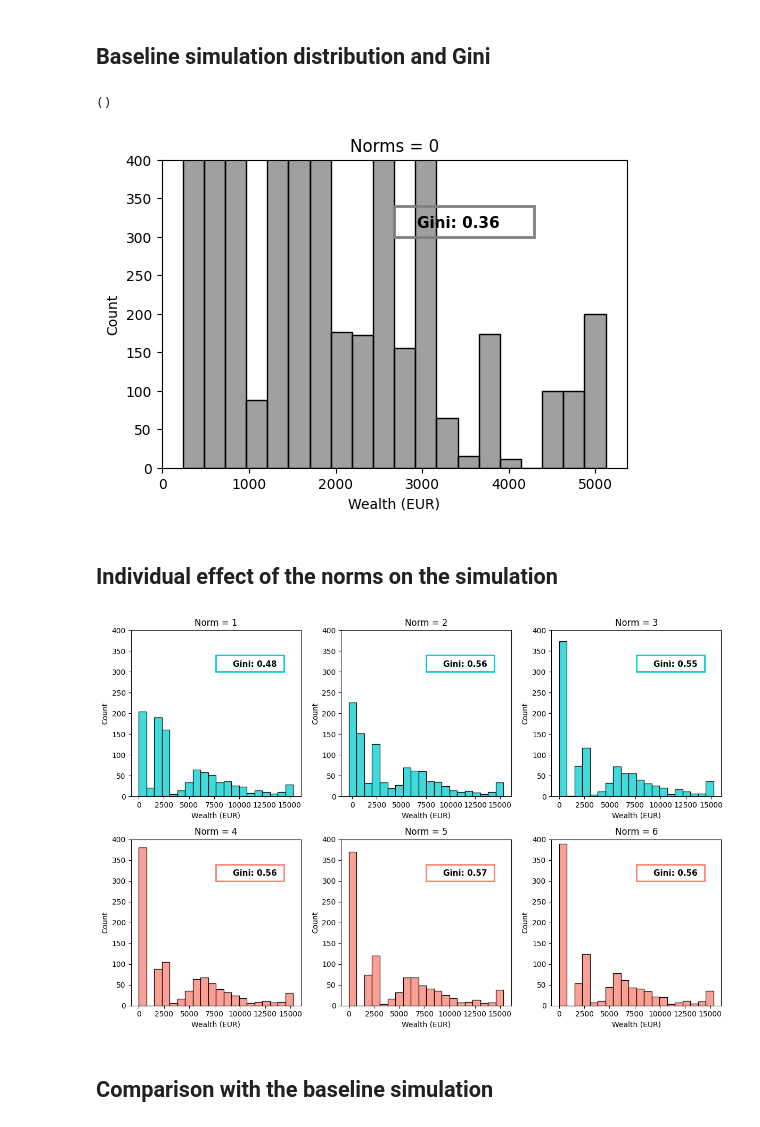
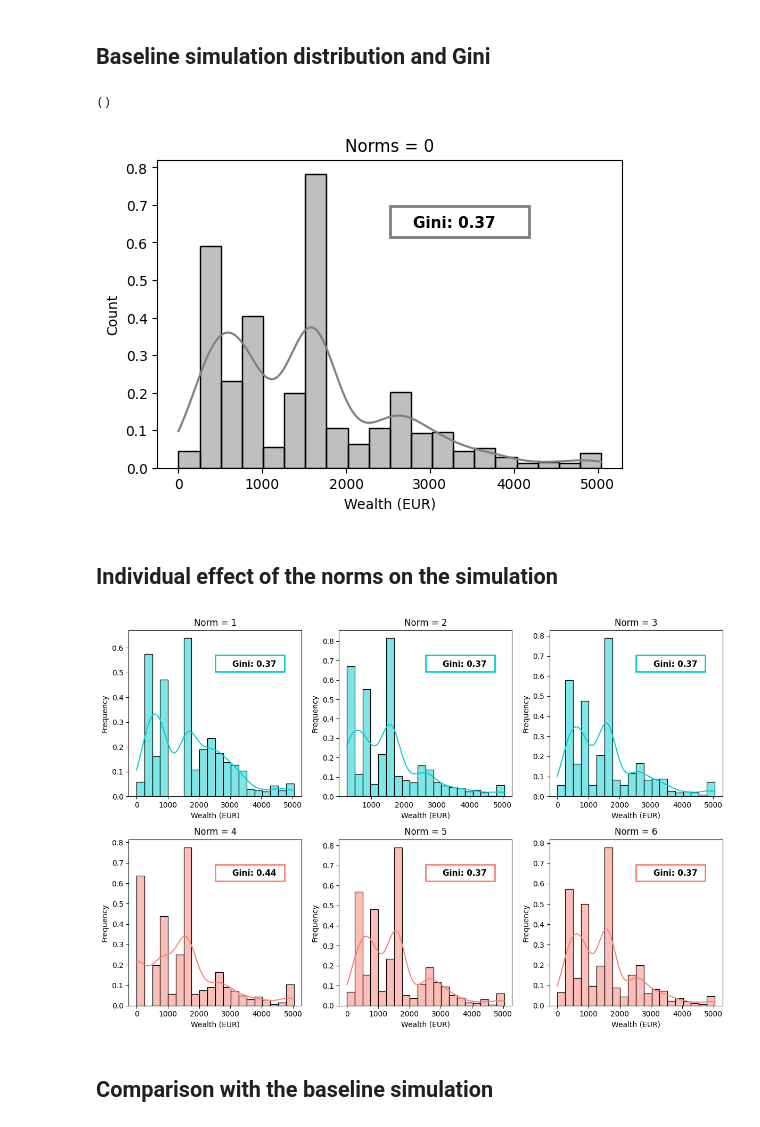
Before and after one commit to yuvalw11/Aporophobia-recreation, a Jupyter notebook: Results/cluster.ipynb, the cells around one changed output. Cells and saved outputs as stored; diff of their text form; code cells hidden in the pictures.

Commit message:
Fix graphs

```diff
--- a/Results/cluster.ipynb
+++ b/Results/cluster.ipynb
@@ -15,8 +15,7 @@ for file in pathlib.Path('../my_results').iterdir():
     norm_ids = f'({", ".join(run_parameters.split(":")[1].split("-"))})'
     dataset['RunId'] = run_id
     dataset['norms_ind'] = str(norm_ids)
-    # dataset = dataset.assign(norms_ind=[norm_ids] * len(dataset))
-    datasets.append(dataset)
+    datasets.append(dataset.query('Step == 99'))
 
 cluster = pd.concat(datasets)
 cluster.reset_index(drop=True, inplace=True)
@@ -146,37 +161,38 @@ gini_coefficients = []
 for i, combination in enumerate(desired_order[:1]):
     filtered_data = filtered_cluster[filtered_cluster['norms_ind'] == combination]
     print(combination)
     # Compute cumulative wealth distribution
     wealth_values = np.sort(filtered_data['wealth'])
     cumulative_wealth = np.cumsum(wealth_values)
     cumulative_percentage = cumulative_wealth / np.sum(wealth_values)
 
     # Calculate Gini coefficient
     n = len(cumulative_percentage)
     area_under_curve = np.trapz(cumulative_percentage, dx=1/n)
     area_of_inequality = 0.5 - area_under_curve
     gini_coefficient = area_of_inequality / 0.5
     gini_coefficients.append(gini_coefficient)
 
+
+
     # Plot the distribution of wealth for the current combination with a unique color
-    sns.histplot(data=filtered_data, x='wealth', bins=20, color=colors[i], ax=axs)
+    sns.histplot(data=filtered_data, x='wealth', bins=20, color=colors[i], ax=axs, stat='frequency', kde=True)
     homeless_wealth = filtered_data[filtered_data['status'] == 'homeless']['wealth']
 
     # Plot the colored square with Gini coefficient text
     axs.text(0.55, 0.78, f'Gini: {gini_coefficient:.2f}', weight='bold', fontsize=11, transform=axs.transAxes)
     square_color = colors[i]
     frame = plt.Rectangle((0.5, 0.75), 0.3, 0.10, fill=False, edgecolor=square_color, linewidth=2, transform=axs.transAxes)
     axs.add_patch(frame)
 
     axs.set_xlabel('Wealth (EUR)')
-    axs.set_ylabel('Count')
-    axs.set_ylim(0, 400)
+    axs.set_ylabel('Frequency')
     axs.set_title(f'Norms = {combination_labels[i]}')
 
 plt.show()
 # %% [output]
 ()
-[figure, old version]
+[figure, new version]
 # %% [markdown]
 ## Individual effect of the norms on the simulation
 # %%
@@ -214,7 +230,7 @@ for i, combination in enumerate(desired_order[:6]):
     gini_coefficients.append(gini_coefficient)
 
     # Plot the distribution of wealth for the current combination with a unique color
-    sns.histplot(data=filtered_data, x='wealth', bins=20, color=colors[i], ax=axs[row, col])
+    sns.histplot(data=filtered_data, x='wealth', bins=20, color=colors[i], ax=axs[row, col], stat='frequency', kde=True)
     homeless_wealth = filtered_data[filtered_data['status'] == 'homeless']['wealth']
 
     # Plot the rugplot lines for the rest of the wealth distribution in black
@@ -229,8 +245,7 @@ for i, combination in enumerate(desired_order[:6]):
     axs[row, col].add_patch(frame)
 
     axs[row, col].set_xlabel('Wealth (EUR)')
-    axs[row, col].set_ylabel('Count')
-    axs[row, col].set_ylim(0, 400)
+    axs[row, col].set_ylabel('Frequency')
     axs[row, col].set_title(f'Norm = {combination_labels[i]}')
     #axs[row, col].text(0.6, 0.8, f'Gini: {gini_coefficient:.2f}', transform=axs[row, col].transAxes)
 
@@ -238,7 +253,7 @@ for i, combination in enumerate(desired_order[:6]):
 plt.tight_layout()
 plt.show()
 # %% [output]
-[figure, old version]
+[figure, new version]
 # %% [markdown]
 ## Comparison with the baseline simulation
 # %%
```
Also changed, not shown: parts of 2 cells of this notebook, 1 other file.
